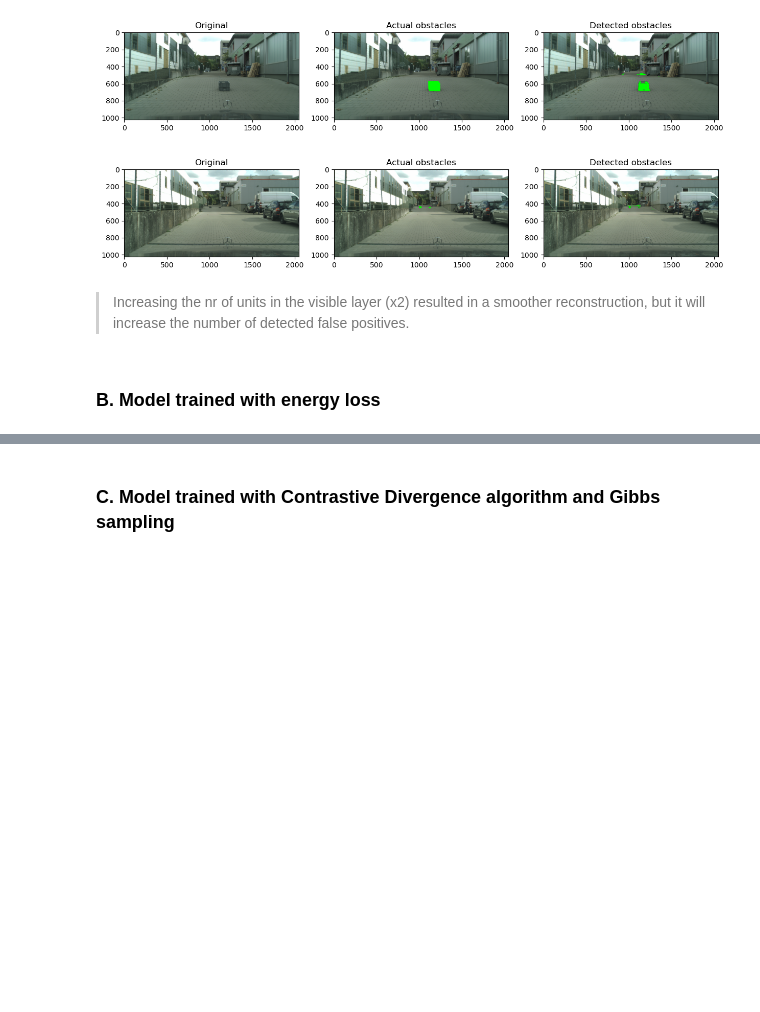
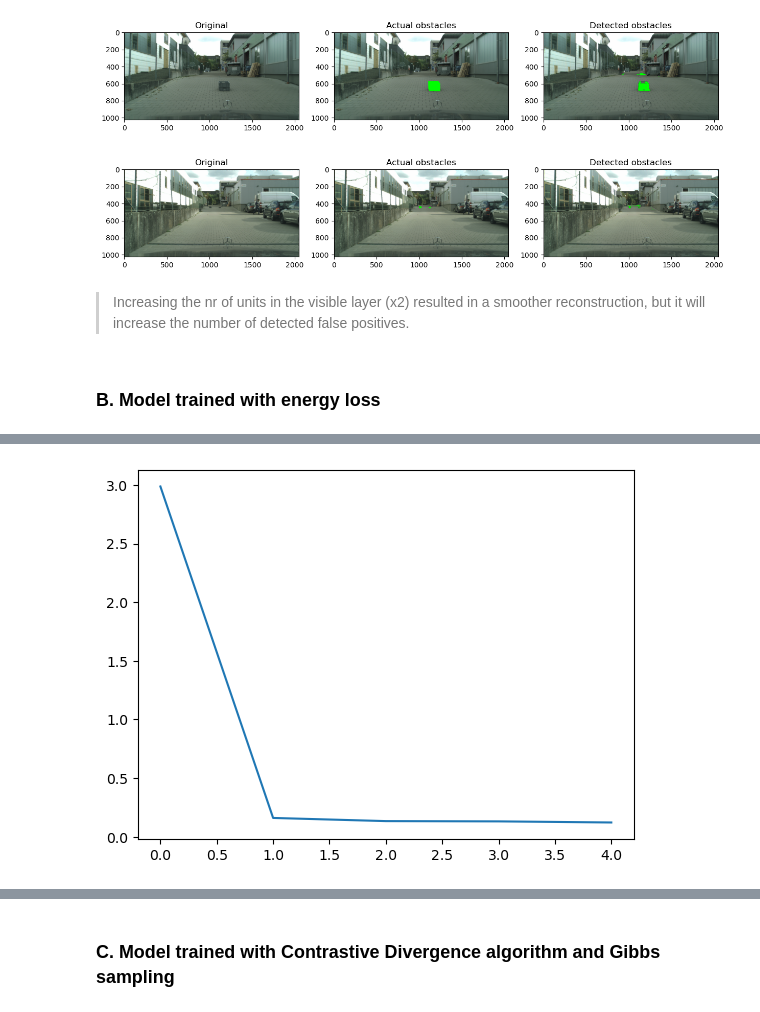
Before and after one commit to keresztesbeata/Unexpected-Obstacle-Detection, a Jupyter notebook: Simple_RBM.ipynb, the cells around one changed output, grey strips where cells are left out. Saved outputs shown, nothing was run; the diff lists cells and outputs as text; code cells hidden in the pictures; blank space fills up the shorter version.

Commit message:
Generated different RBM models

```diff
--- a/Simple_RBM.ipynb
+++ b/Simple_RBM.ipynb
@@ -429,7 +429,7 @@ class RBM:
         """
         # calculate the difference between the energy values of v0 (original) and v1 (reconstructed) input
         v1 = self.bernoulli(v1)
-        loss = tf.math.abs(self.free_energy_gap(v0) - self.free_energy_gap(v1))
+        loss = tf.reduce_sum(tf.math.abs(self.free_energy_gap(v0) - self.free_energy_gap(v1)))
         return loss
 
     def update(self, v0, lr, loss_fn):
@@ -953,11 +954,13 @@ show_detection_results(x_test_images, x_test_mask, heatmaps_a2)
 ### B. Model trained with energy loss
 # %%
 model_b, params_b = train_model(x=x_train,
-                                p=8,
-                                h=20,
-                                k=1,
-                                lr=0.01,
-                                loss_fn=loss_functions['FE'],
-                                max_epochs=100,
-                                patience=3,
-                                error_limit=1e-3)
+                                  p=8,
+                                  h=20,
+                                  k=1,
+                                  lr=0.001,
+                                  loss_fn=loss_functions['FE'],
+                                  max_epochs=15,
+                                  patience=2,
+                                  error_limit=1e-2,
+                                  filename="models/rbm/model_b")
+# %% [output]
@@ -963,0 +978 @@ model_b, params_b = train_model(x=x_train,
+[figure, added]
```
Also changed, not shown: parts of 24 cells of this notebook, 2 other files.
